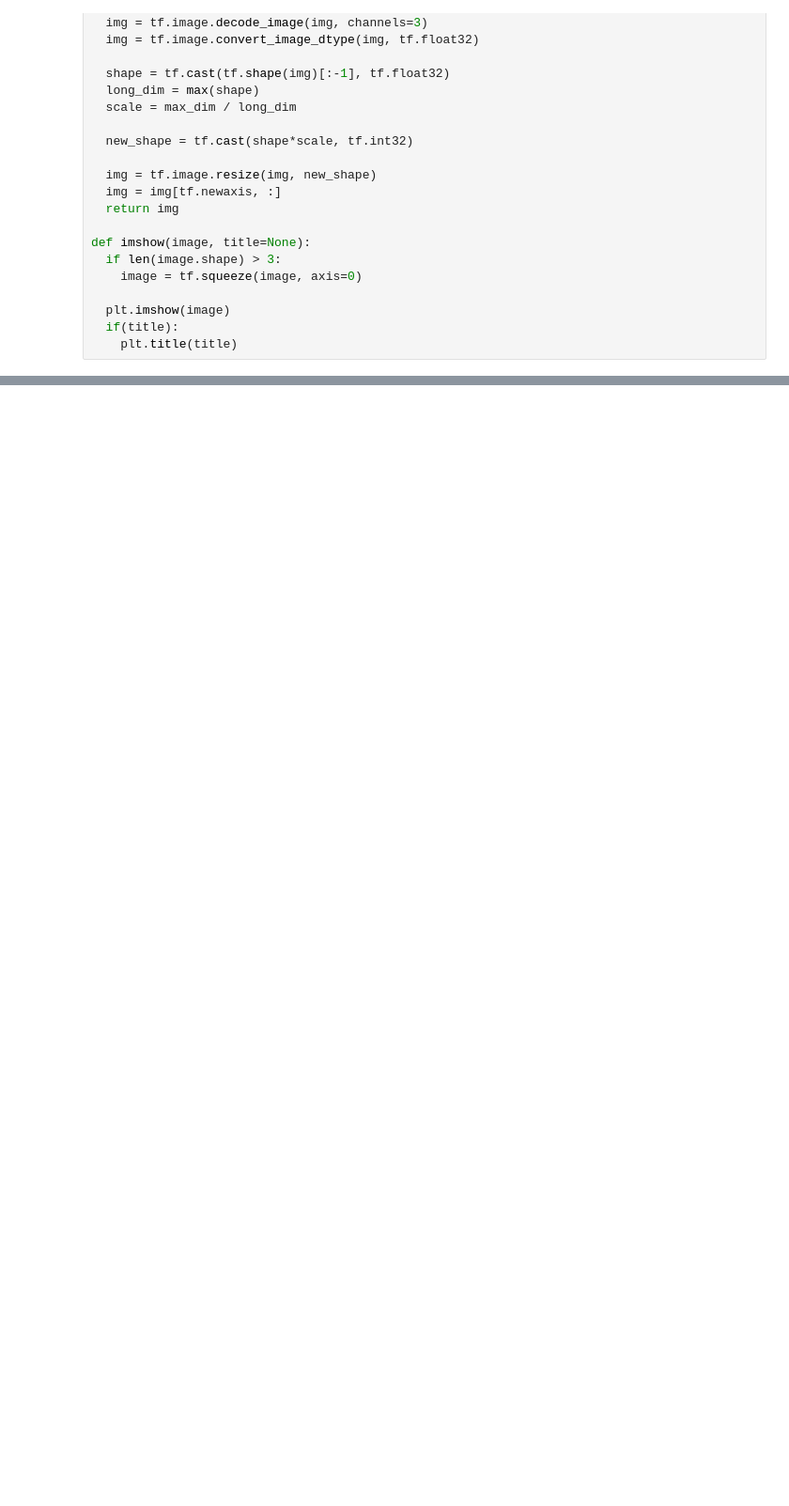
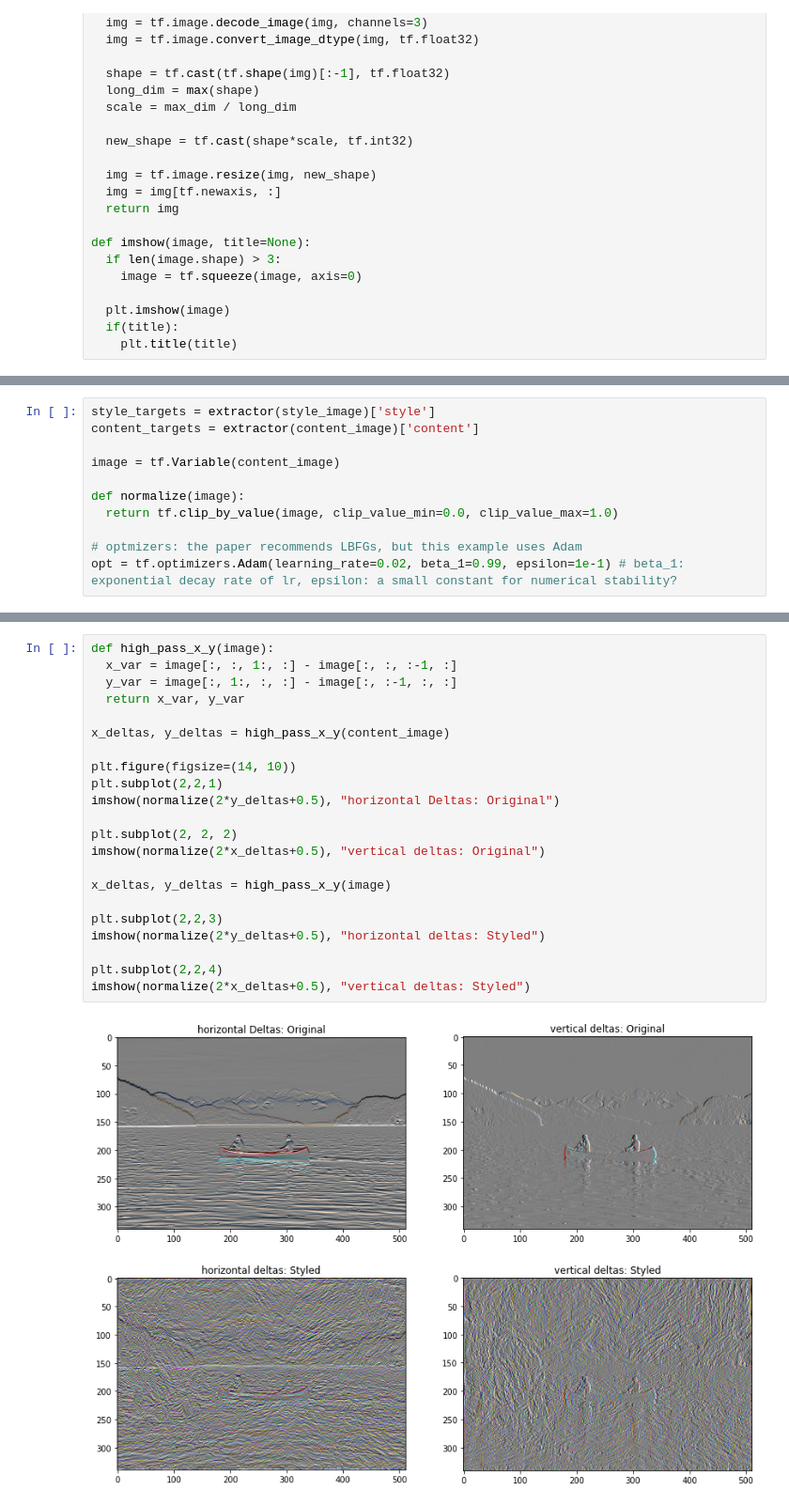
Before and after one commit to ta3h30nk1m/Neural_Style_Transfer_Practice, a Jupyter notebook: Neural_Style_Transfer_Tutorial.ipynb, the cells around one changed output, grey strips where cells are left out. Shown at 94% size. Saved outputs shown, nothing was run; the diff lists cells and outputs as text; blank space fills up the shorter version.

```diff
--- a/Neural_Style_Transfer_Tutorial.ipynb
+++ b/Neural_Style_Transfer_Tutorial.ipynb
@@ -78,0 +267,11 @@ tensor_to_image(stylized_image)
+# %%
+style_targets = extractor(style_image)['style']
+content_targets = extractor(content_image)['content']
+
+image = tf.Variable(content_image)
+
+def normalize(image):
+  return tf.clip_by_value(image, clip_value_min=0.0, clip_value_max=1.0)
+
+# optmizers: the paper recommends LBFGs, but this example uses Adam
+opt = tf.optimizers.Adam(learning_rate=0.02, beta_1=0.99, epsilon=1e-1) # beta_1: exponential decay rate of lr, epsilon: a small constant for numerical stability?
@@ -78,0 +322,24 @@ tensor_to_image(stylized_image)
+# %%
+def high_pass_x_y(image):
+  x_var = image[:, :, 1:, :] - image[:, :, :-1, :]
+  y_var = image[:, 1:, :, :] - image[:, :-1, :, :]
+  return x_var, y_var
+
+x_deltas, y_deltas = high_pass_x_y(content_image)
+
+plt.figure(figsize=(14, 10))
+plt.subplot(2,2,1)
+imshow(normalize(2*y_deltas+0.5), "horizontal Deltas: Original")
+
+plt.subplot(2, 2, 2)
+imshow(normalize(2*x_deltas+0.5), "vertical deltas: Original")
+
+x_deltas, y_deltas = high_pass_x_y(image)
+
+plt.subplot(2,2,3)
+imshow(normalize(2*y_deltas+0.5), "horizontal deltas: Styled")
+
+plt.subplot(2,2,4)
+imshow(normalize(2*x_deltas+0.5), "vertical deltas: Styled")
+# %% [output]
+[figure, added]
```
Also changed, not shown: parts of 30 cells of this notebook.
